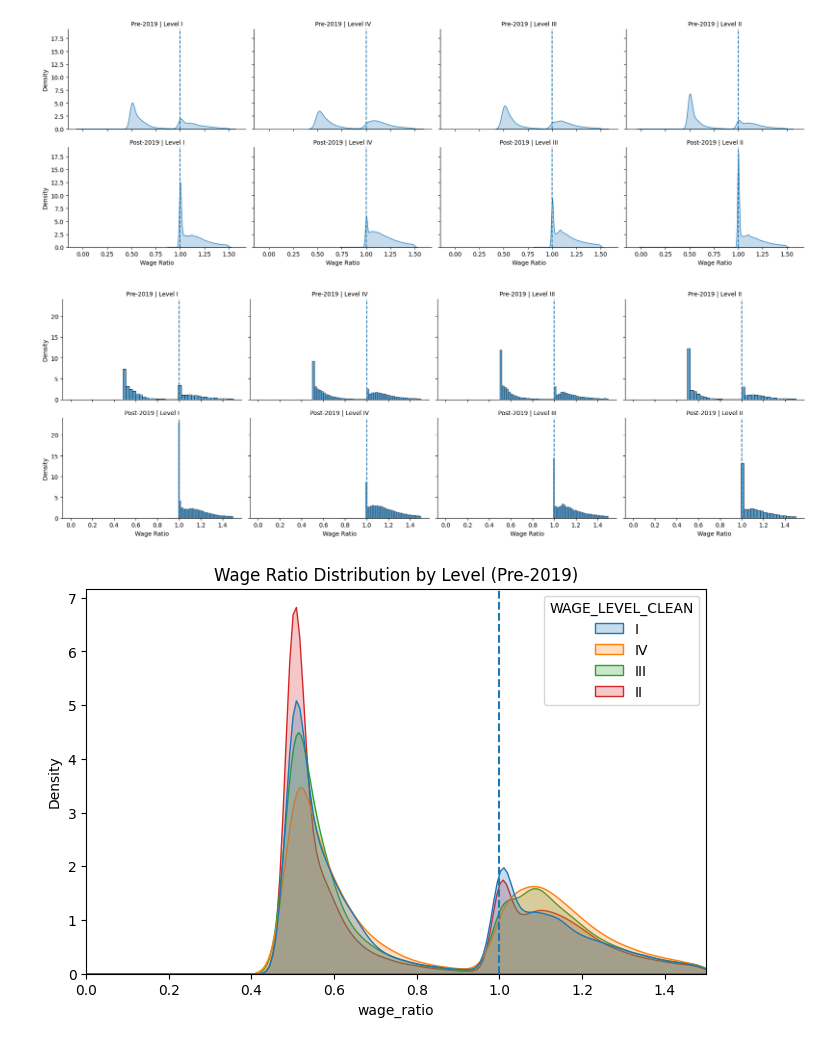
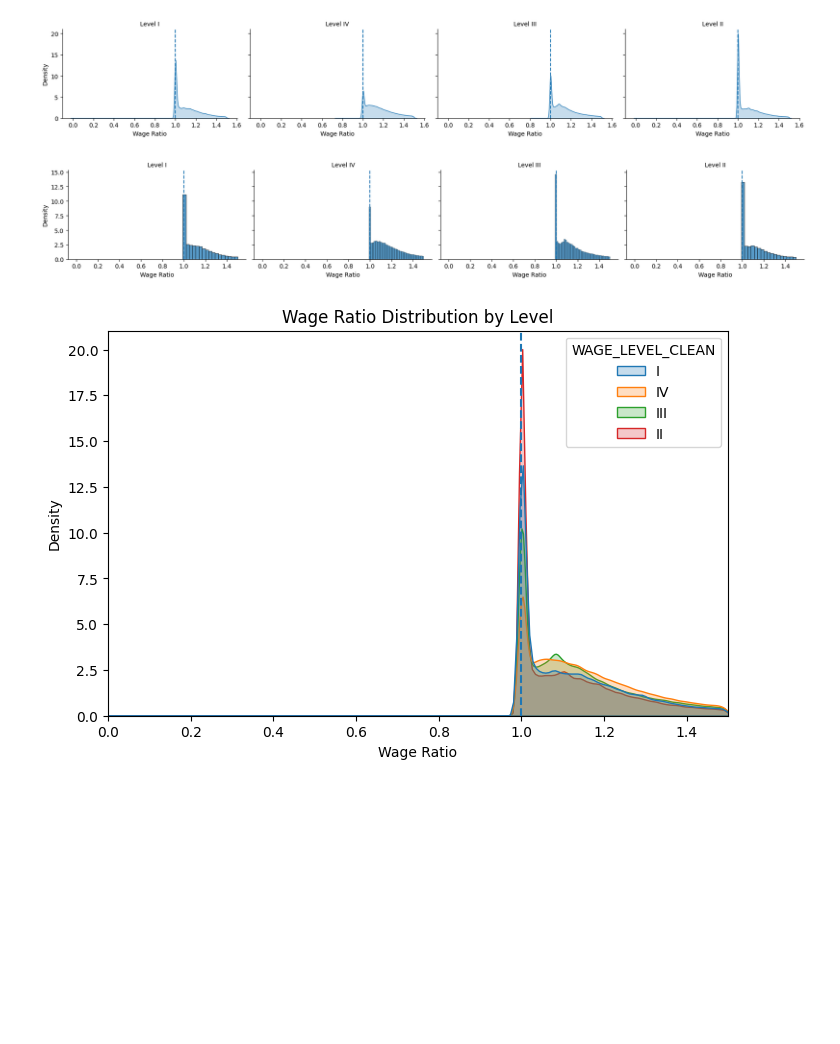
Before and after one commit to kelleyan-pixel/h1b-analysis, a Jupyter notebook: notebooks/exploration.ipynb, the cells around one changed output. Drawn from its saved outputs; the diff is of its cells as text; code cells hidden in the pictures; blank space fills up the shorter version.

Commit message:
Wage level analysis with fixed pre-2019 values

```diff
--- a/notebooks/exploration.ipynb
+++ b/notebooks/exploration.ipynb
@@ -444,6 +355,9 @@ Name: wage_ratio, dtype: float64
 #Analyzing wage-level bunching and distributions
 
 import seaborn as sns
+import matplotlib.pyplot as plt
+import numpy as np
+
 df_plot = df.copy()
 
 # Keep valid wage levels
@@ -452,13 +366,10 @@ df_plot = df_plot[df_plot["WAGE_LEVEL_CLEAN"].isin(["I", "II", "III", "IV"])]
 # Remove extreme / faulty values
 df_plot = df_plot[df_plot["wage_ratio"] < 1.5]
 
-# Split periods
-df_plot["period"] = np.where(df_plot["year"] < 2019, "Pre-2019", "Post-2019")
-
+# --- KDE FACET PLOT ---
 g = sns.FacetGrid(
     df_plot,
     col="WAGE_LEVEL_CLEAN",
-    row="period",
     sharex=True,
     sharey=True,
     height=3,
@@ -472,15 +383,16 @@ for ax in g.axes.flat:
     ax.axvline(1, linestyle="--")
 
 g.set_axis_labels("Wage Ratio", "Density")
-g.set_titles(row_template="{row_name}", col_template="Level {col_name}")
+g.set_titles(col_template="Level {col_name}")
 
 plt.tight_layout()
 plt.show()
 
+
+# --- HISTOGRAM FACET PLOT ---
 g = sns.FacetGrid(
     df_plot,
     col="WAGE_LEVEL_CLEAN",
-    row="period",
     sharex=True,
     sharey=True,
     height=3,
@@ -498,44 +410,55 @@ for ax in g.axes.flat:
     ax.axvline(1, linestyle="--")
 
 g.set_axis_labels("Wage Ratio", "Density")
-g.set_titles(row_template="{row_name}", col_template="Level {col_name}")
+g.set_titles(col_template="Level {col_name}")
 
 plt.tight_layout()
 plt.show()
 
+
+# --- OVERLAY KDE (ALL LEVELS) ---
 plt.figure(figsize=(8,5))
 
 sns.kdeplot(
-    data=df_plot[df_plot["period"] == "Pre-2019"],
+    data=df_plot,
     x="wage_ratio",
     hue="WAGE_LEVEL_CLEAN",
     fill=True,
     common_norm=False
 )
 
 plt.axvline(1, linestyle="--")
-plt.title("Wage Ratio Distribution by Level (Pre-2019)")
+plt.title("Wage Ratio Distribution by Level")
+plt.xlabel("Wage Ratio")
+plt.ylabel("Density")
 plt.xlim(0, 1.5)
+
 plt.show()
 
+
+# --- ZOOMED-IN VIEW NEAR THRESHOLD ---
 plt.figure(figsize=(8,5))
 
 sns.kdeplot(
-    data=df_plot[df_plot["period"] == "Post-2019"],
+    data=df_plot,
     x="wage_ratio",
     hue="WAGE_LEVEL_CLEAN",
     fill=True,
     common_norm=False
 )
 
 plt.axvline(1, linestyle="--")
-plt.title("Wage Ratio Distribution by Level (Post-2019)")
-plt.xlim(0, 1.5)
+plt.xlim(0.95, 1.1)
+
+plt.title("Wage Ratio Near Threshold (Zoomed)")
+plt.xlabel("Wage Ratio")
+plt.ylabel("Density")
+
 plt.show()
 
-#We see that post-2019, there is a significant spike around wage ratio 1 at all four levels, however this is most extreme at levels 1 and 2.
+#We see that there is a significant spike around wage ratio 1 at all four levels, however this is most extreme at levels 1 and 2.
 #This indicates that following the automatic denial regulatory change, employers are largely just bunching their proposed salaries at the minimum.
 # %% [output]
-[figure, old version]
+[figure, new version]
-[figure, old version]
+[figure, new version]
-[figure, old version]
+[figure, new version]
```
Also changed, not shown: parts of 6 cells of this notebook, 1 other file.
